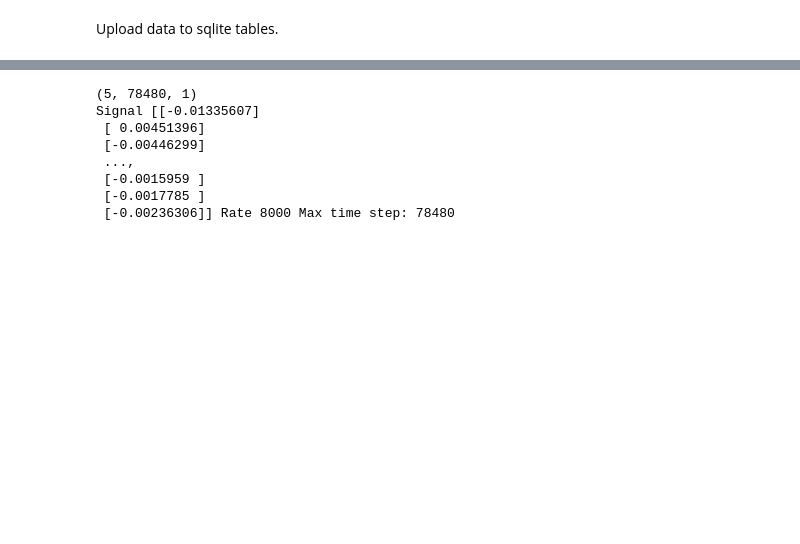
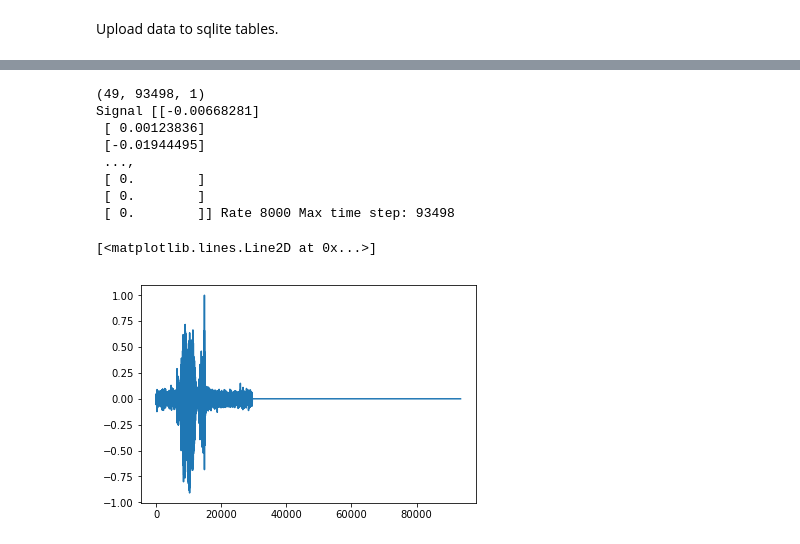
Before and after one commit to rkmalaiya/emotion_speech_perception, a Jupyter notebook: feature_extraction_lstm-with_batches_for_same_inputsample.ipynb, the cells around one changed output, grey strips where cells are left out. Saved outputs shown, nothing was run; the diff lists cells and outputs as text; code cells hidden in the pictures; blank space fills up the shorter version.

```diff
--- a/feature_extraction_lstm-with_batches_for_same_inputsample.ipynb
+++ b/feature_extraction_lstm-with_batches_for_same_inputsample.ipynb
@@ -22,6 +20,7 @@ dis.Audio("dataset/wav/Ses01F_impro01/Ses01F_impro01_F011.wav")
 # %%
 time_step = 0
 hidden_layers = 1
-batch_size = 5
+batch_size = 7
 feature_count = 1
 latent_dim = 61
+rate=8000
@@ -33,16 +26,0 @@ latent_dim = 61
-# %%
-sigs_diff_length = []
-sigs = []
-time_steps = []
-for i in ("07", "08", "09", "10", "11"):
-    (sig,rate) = core.load("dataset/wav/Ses01F_impro01/Ses01F_impro01_F0{}.wav".format(i), sr = 8000)
-
-    sigs_diff_length.append(sig)
-    time_steps.append(len(sig))
-
-time_step = max(time_steps)
-
-for sig in sigs_diff_length:
-    sig = np.pad(sig, (0, time_step - len(sig)), mode = "constant")
-    sig = np.reshape(sig, (-1,1))
-    sigs.append(sig)
@@ -49,15 +77,16 @@ for sig in sigs_diff_length:
 # %%
-sigs = np.array(sigs)
+sigs = np.concatenate(x_y.sigs.values)
 print(sigs.shape)
-time_step = max(time_steps)
-
 print("Signal",sigs[-1], "Rate", rate, "Max time step:", time_step)
+plt.plot(sigs[-1])
 # %% [output]
-(5, 78480, 1)
-Signal [[-0.01335607]
- [ 0.00451396]
- [-0.00446299]
+(49, 93498, 1)
+Signal [[-0.00668281]
+ [ 0.00123836]
+ [-0.01944495]
  ...,
- [-0.0015959 ]
- [-0.0017785 ]
- [-0.00236306]] Rate 8000 Max time step: 78480
+ [ 0.        ]
+ [ 0.        ]
+ [ 0.        ]] Rate 8000 Max time step: 93498
+[<matplotlib.lines.Line2D at 0x...>]
+[figure, added]
```
Also changed, not shown: parts of 31 cells of this notebook, 2 other files.
